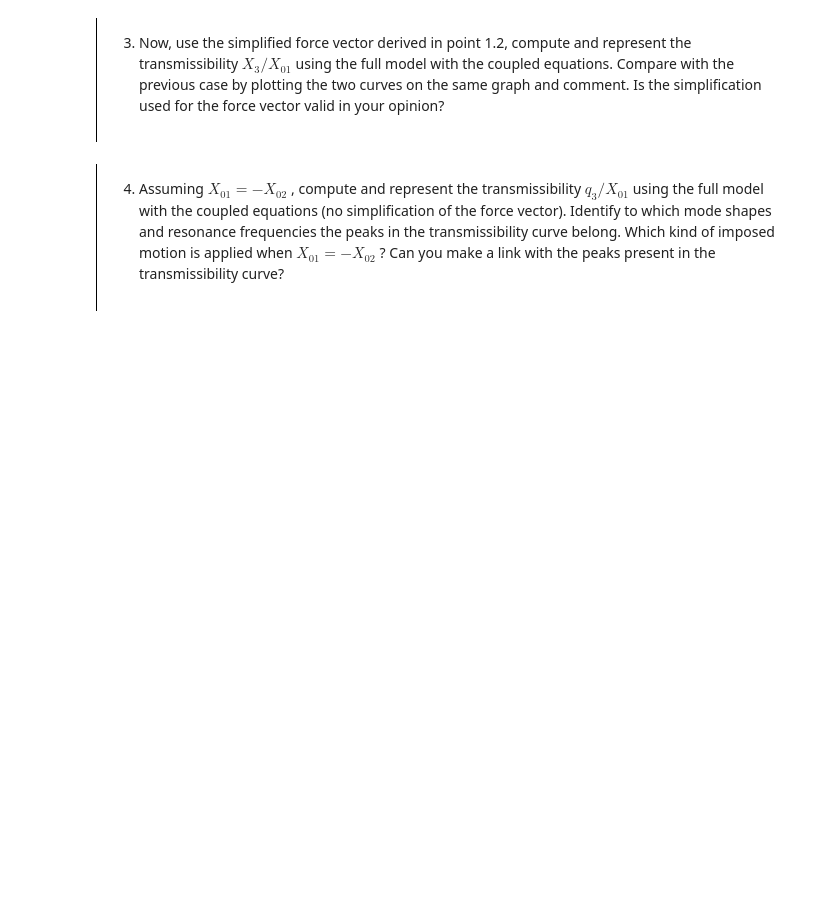
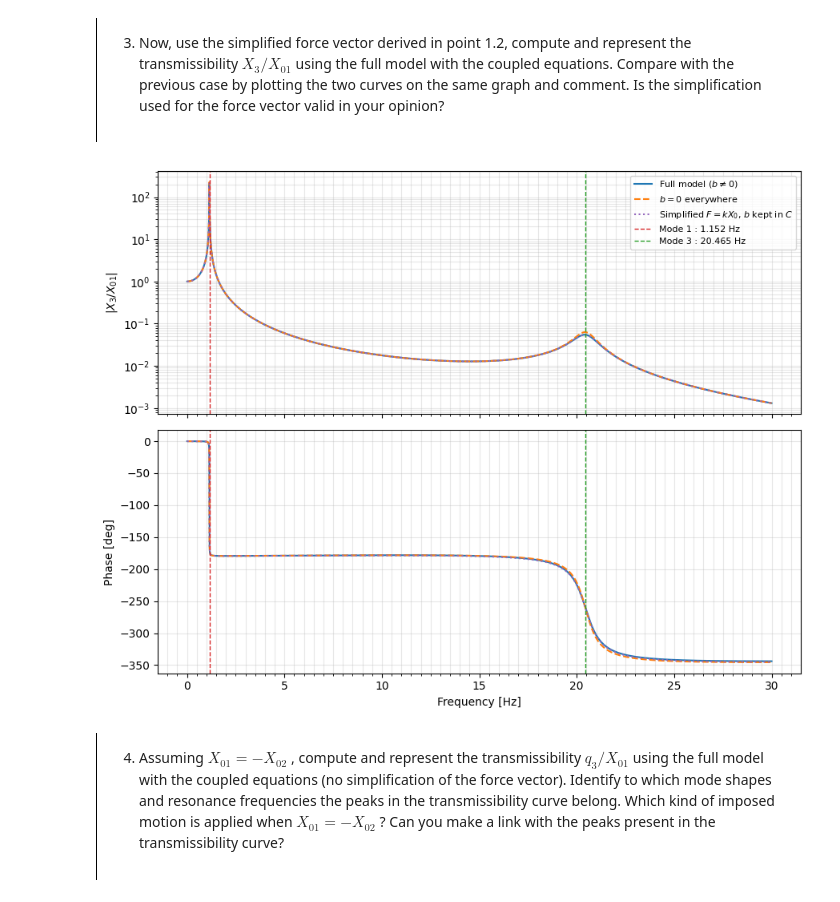
Before and after one commit to ruelenslais9-spec/MV2627_Exercises, a Jupyter notebook: Project2627/project.ipynb, the cells around one changed output. Saved outputs shown, nothing was run; the diff lists cells and outputs as text; code cells hidden in the pictures; blank space fills up the shorter version.

```diff
--- a/Project2627/project.ipynb
+++ b/Project2627/project.ipynb
@@ -264,3 +262,50 @@ Ce serait une translation pure et simple de la route
+# %%
+import numpy as np
+import matplotlib.pyplot as plt
+from matplotlib.ticker import MultipleLocator
+
+def tf(freq, m, b_num, b_den, k, M0, B0, K0):
+    s = 1j*2*np.pi*freq
+    num = 2*(B0*s + K0)*(b_num*s + k)
+    den = (m*s**2 + b_den*s + k)*(M0*s**2 + 2*B0*s + 2*K0) + (B0*s + K0)*M0*s**2
+    return num/den
+
+freq = np.linspace(0.01, 30, 30000)   # fin pour bien résoudre le pic à 1,15 Hz
+
+T_full   = tf(freq, m, b, b, k, M0, B0, K0)   # modèle complet : F = (k + jωb)·X0, b dans C
+T_simple = tf(freq, m, 0, 0, k, M0, B0, K0)   # b = 0 partout (votre version)
+T_force  = tf(freq, m, 0, b, k, M0, B0, K0)   # seulement F = k·X0, b conservé dans C
+
+curves = [(T_full,   'tab:blue',   '-',  'Full model ($b \\neq 0$)'),
+          (T_simple, 'tab:orange', '--', '$b=0$ everywhere'),
+          (T_force,  'tab:purple', ':',  'Simplified $F=kX_0$, $b$ kept in $C$')]
+
+f_modes = [1.1522691257722917, 20.46502994619568]
+labels  = [f"Mode 1 : {f_modes[0]:.3f} Hz", f"Mode 3 : {f_modes[1]:.3f} Hz"]
+colors  = ['tab:red', 'tab:green']
+
+fig, (ax1, ax2) = plt.subplots(2, 1, figsize=(9, 7), sharex=True)
+
+for T, c, ls, lab in curves:
+    ax1.semilogy(freq, np.abs(T), color=c, ls=ls, label=lab)
+    ax2.plot(freq, np.unwrap(np.angle(T))*180/np.pi, color=c, ls=ls)
+
+for f0, lab, c in zip(f_modes, labels, colors):
+    ax1.axvline(f0, color=c, ls='--', lw=1, label=lab)
+    ax2.axvline(f0, color=c, ls='--', lw=1)
+
+ax1.set_ylabel(r'$|X_3/X_{01}|$')
+ax2.set_ylabel('Phase [deg]')
+ax2.set_xlabel('Frequency [Hz]')
+for ax in (ax1, ax2):
+    ax.grid(True, which='both', alpha=0.3)
+    ax.xaxis.set_major_locator(MultipleLocator(5))
+    ax.xaxis.set_minor_locator(MultipleLocator(0.5))
+ax1.legend(fontsize=8)
+plt.tight_layout()
+plt.show()
+# %% [output]
+[figure, added]
 # %%
 ### Add your code here
 # %% [markdown]
```
Also changed, not shown: parts of 1 cell of this notebook.
